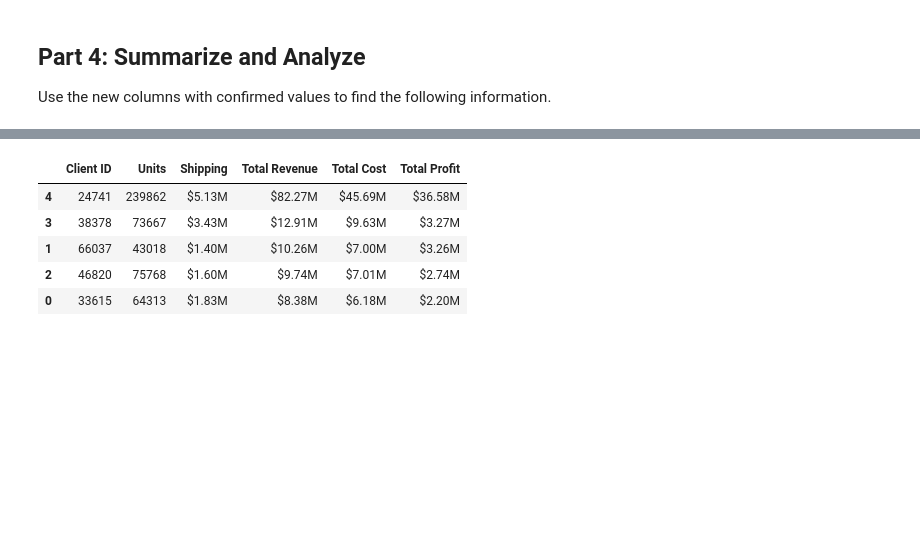
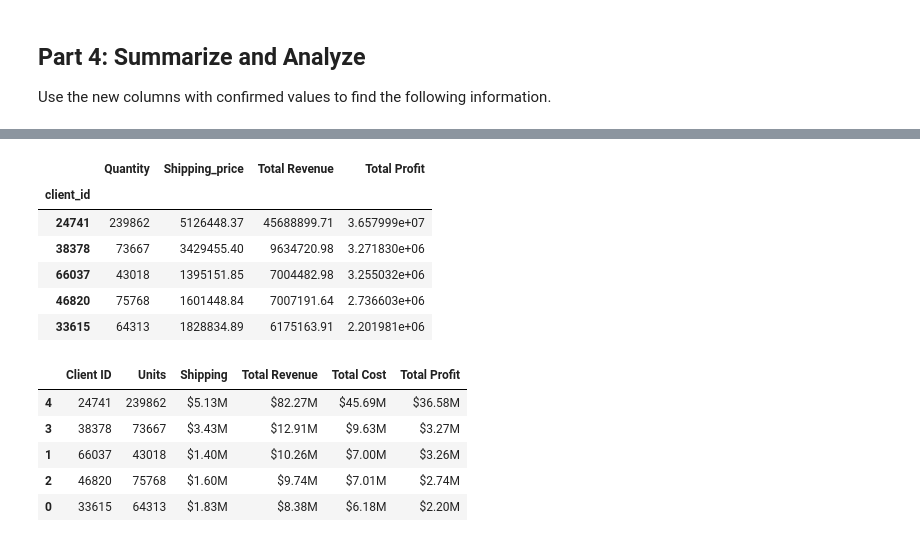
Before and after one commit to jrios46/pandas_challenge1, a Jupyter notebook: module_4_challenge.ipynb, the cells around one changed output, grey strips where cells are left out. Cells and saved outputs as stored; diff of their text form; code cells hidden in the pictures; blank space fills up the shorter version.

```diff
--- a/module_4_challenge.ipynb
+++ b/module_4_challenge.ipynb
@@ -257,6 +294,22 @@ Use the new columns with confirmed values to find the following information.
 # %%
 # Format the data and rename the columns
 # to names suitable for presentation.
 # Currency should be in millions of dollars.
+
+client_df = summary_df.rename(columns={"client_id":"Client ID",
+                                        "qty": "Quantity",
+                                        "shipping_price": "Shipping",
+                                        "line_price": "Total Price",
+                                        "line_cost": "Total Revenue",
+                                        "line_profit": "Total Profit", })
+client_df.head()
+# %% [output]
+|  | Quantity | Shipping_price | Total Revenue | Total Profit |
+| client_id |  |  |  |  |
+| 24741 | 239862 | 5126448.37 | 45688899.71 | 3.657999e+07 |
+| 38378 | 73667 | 3429455.40 | 9634720.98 | 3.271830e+06 |
+| 66037 | 43018 | 1395151.85 | 7004482.98 | 3.255032e+06 |
+| 46820 | 75768 | 1601448.84 | 7007191.64 | 2.736603e+06 |
+| 33615 | 64313 | 1828834.89 | 6175163.91 | 2.201981e+06 |
 # %%
 # Sort the updated data by "Total Profit" form highest to lowest
```
Also changed, not shown: parts of 7 cells of this notebook, 1 other file.
